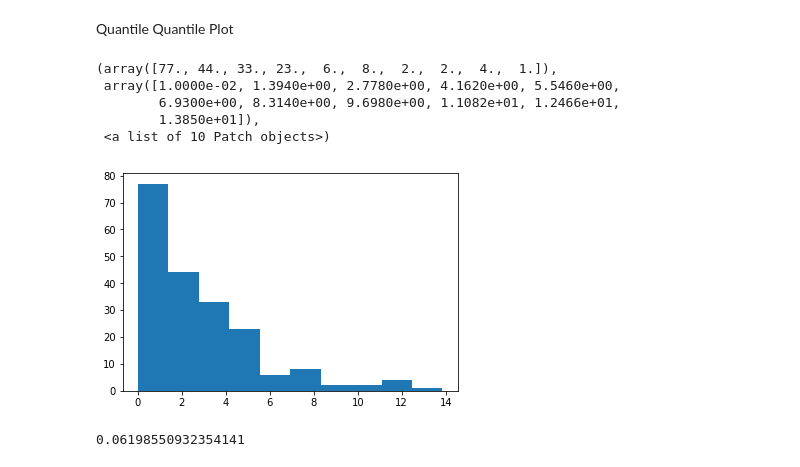
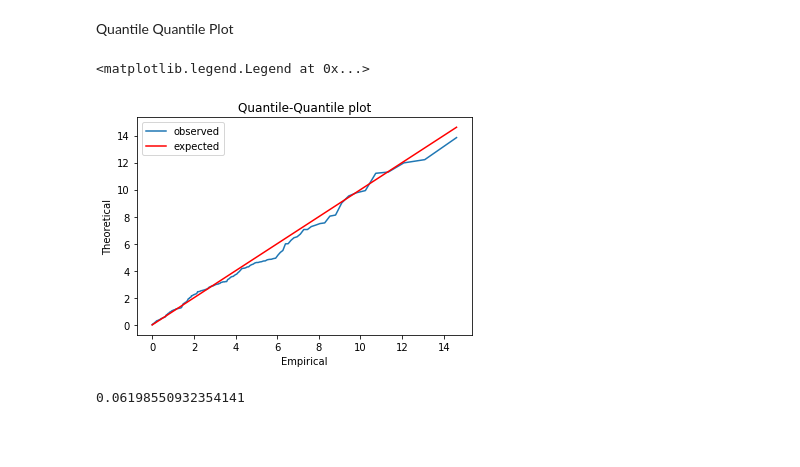
Before and after one commit to MarevaZenelaj/DES-HW3, a Jupyter notebook: Des Hw3.ipynb, the cells around one changed output. Cells and saved outputs as stored; diff of their text form; code cells hidden in the pictures; blank space fills up the shorter version.

```diff
--- a/Des Hw3.ipynb
+++ b/Des Hw3.ipynb
@@ -133,15 +133,21 @@ def exponential_cdf_inv(lambdaparam,F):
     return -math.log(1-F)/lambdaparam
 # %% [markdown]
 Quantile Quantile Plot
-# %%
-plt.hist(customer_inter_arrivals_val)
-# %% [output]
-(array([77., 44., 33., 23.,  6.,  8.,  2.,  2.,  4.,  1.]),
- array([1.0000e-02, 1.3940e+00, 2.7780e+00, 4.1620e+00, 5.5460e+00,
-        6.9300e+00, 8.3140e+00, 9.6980e+00, 1.1082e+01, 1.2466e+01,
-        1.3850e+01]),
- <a list of 10 Patch objects>)
-[figure, removed]
+# %%
+data = customer_inter_arrivals_val
+expected = []
+data = sorted(data)
+for i in range(len(data)):
+    expected.append(exponential_cdf_inv(exponential_lambda,(i-0.5)/len(data)))
+xlabel("Empirical")
+ylabel("Theoretical")
+title('Quantile-Quantile plot')
+plt.plot(expected,data, label='observed')
+plt.plot(expected,expected, 'r', label='expected')
+plt.legend()
+# %% [output]
+<matplotlib.legend.Legend at 0x...>
+[figure, added]
 # %%
 def Dstatistic(data):
 
```
Also changed, not shown: parts of 2 cells of this notebook.
